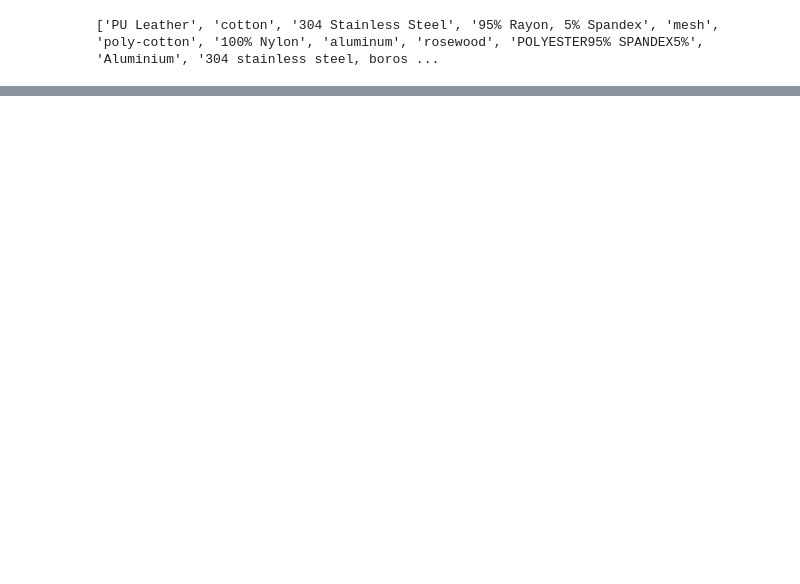
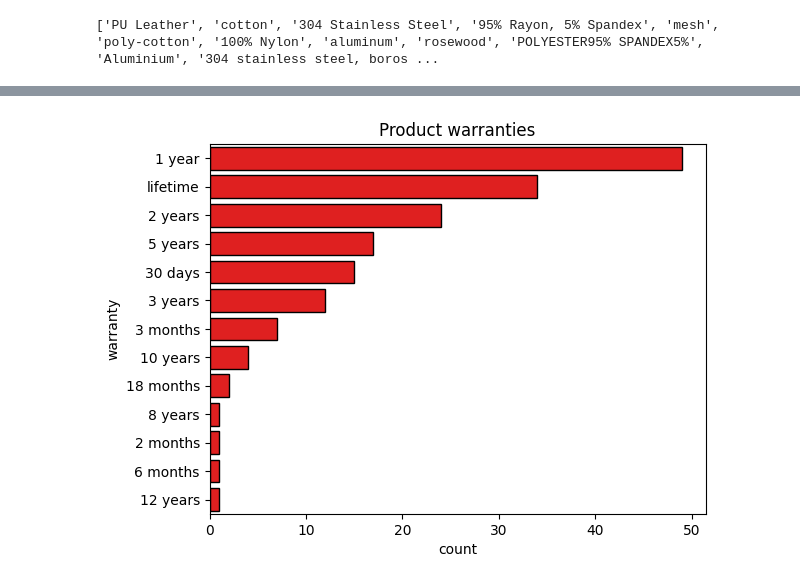
Before and after one commit to mateus-miguel/case-dadosfera, a Jupyter notebook: EDA Visuals.ipynb, the cells around one changed output, grey strips where cells are left out. Cells and saved outputs as stored; diff of their text form; code cells hidden in the pictures; blank space fills up the shorter version.

```diff
--- a/EDA Visuals.ipynb
+++ b/EDA Visuals.ipynb
@@ -162,3 +177,102 @@ print(materials_clean)
 # São vários tipos de materiais, metais, plásticos, tecidos, alguns simples, compostos ou mistos. São várias formas de organizar.
 # %% [output]
 ['PU Leather', 'cotton', '304 Stainless Steel', '95% Rayon, 5% Spandex', 'mesh', 'poly-cotton', '100% Nylon', 'aluminum', 'rosewood', 'POLYESTER95% SPANDEX5%', 'Aluminium', '304 stainless steel, boros ...
+# %%
+# --- CLASSIFICAÇÃO DE GARANTIAS ---
+
+# Chave 'warranty'
+warranties = []
+
+for dado in dados:
+  warranties.append(dado['warranty'])
+
+print(warranties)
+
+# É preciso filtrar nulos '', None, 'null' e []
+warranties_clean = list(filter(lambda x: x != '' and x!= None and x != 'null' and x != [] and x != [ 'null'], warranties))
+warranties_unpack = [value[0] for value in warranties_clean]
+
+# Normalização básica
+normalization = {
+    'lifetime': {
+        'Lifetime',
+        'lifetime guarantee',
+        'Lifetime Warranty',
+        'Lifetime Limited Warranty',
+        'limited lifetime warranty',
+        'Limited Lifetime Warranty',
+        'Limited Lifetime Guarantee',
+        'limited lifetime',
+        'Lifetime Replacement',
+        'lifetime maintenance service',
+        'lifetime replacement warranty'
+    },
+    '30 days': {
+        '30-Day Money Back Guarantee',
+        '30-Day',
+        '30-Day Warranty',
+        '30 days money-back',
+        '30-day money-back guarantee',
+        '30 days money back guarantee',
+        '30 DAYS MONEY BACK',
+        '30 Days Money Back Guarantee',
+        '30 Day FULL MONEY BACK GUARANTEE',
+        '30 Day money back guarantee'
+    },
+    '2 months': {'60-day money back guarantee'},
+    '3 months': {'90 days'},
+    '1 year': {
+        '12 months',
+        '12 Months',
+        '12-Month',
+        '365 day happiness promise',
+        '1 Year Limited Warranty',
+        '1 year Warranty Against Tarnish',
+        '365 days money back guarantee'
+    },
+    '2 years': {'2 Year', '24 months', '2 years parts'},
+    '3 years': {'3 Year', '3 year', '3-Year', '3 Year Limited Parts & Labor'},
+    '5 years': {'5 year limited warranty', '5 Year Warranty'},
+    '10 years': {'10 years on steel components', '10 year standard, 1 year non-prorated'},
+    None: {
+        '100% satisfaction guarantee',
+        'million mile limited warranty',
+        'factory warranty',
+        'FREE REPLACEMENT',
+        'No Warranty',
+        'Limited Warranty',
+        'limited warranty',
+        '100-night trial',
+        '15-year limited heat exchanger',
+        'Money-Back Program',
+        'money back guarantee',
+        'US Version with Warranty',
+        'Quality Assurance Guarantee',
+        '100% money-back guarantee',
+        'none'
+    }
+}
+
+# Invertendo a normalização para facilitar
+inverse_normalization = {
+    variant: canonical
+    for canonical, variants in normalization.items()
+    for variant in variants
+}
+
+warranties_normalized = [inverse_normalization.get(value, value) for value in warranties_unpack]
+
+print(warranties_normalized)
+
+# Pandas Series
+counts = pd.Series(warranties_normalized).value_counts().reset_index()
+counts.columns = ['warranty', 'count']
+
+print(counts)
+
+sns.barplot(counts, x=counts['count'], y=counts['warranty'], color='red', edgecolor='k')
+plt.title('Product warranties')
+plt.xlabel('count')
+plt.ylabel('warranty')
+plt.show()
+# %% [output]
@@ -164,0 +295 @@ print(materials_clean)
+[figure, added]
```
Also changed, not shown: parts of 4 cells of this notebook.
